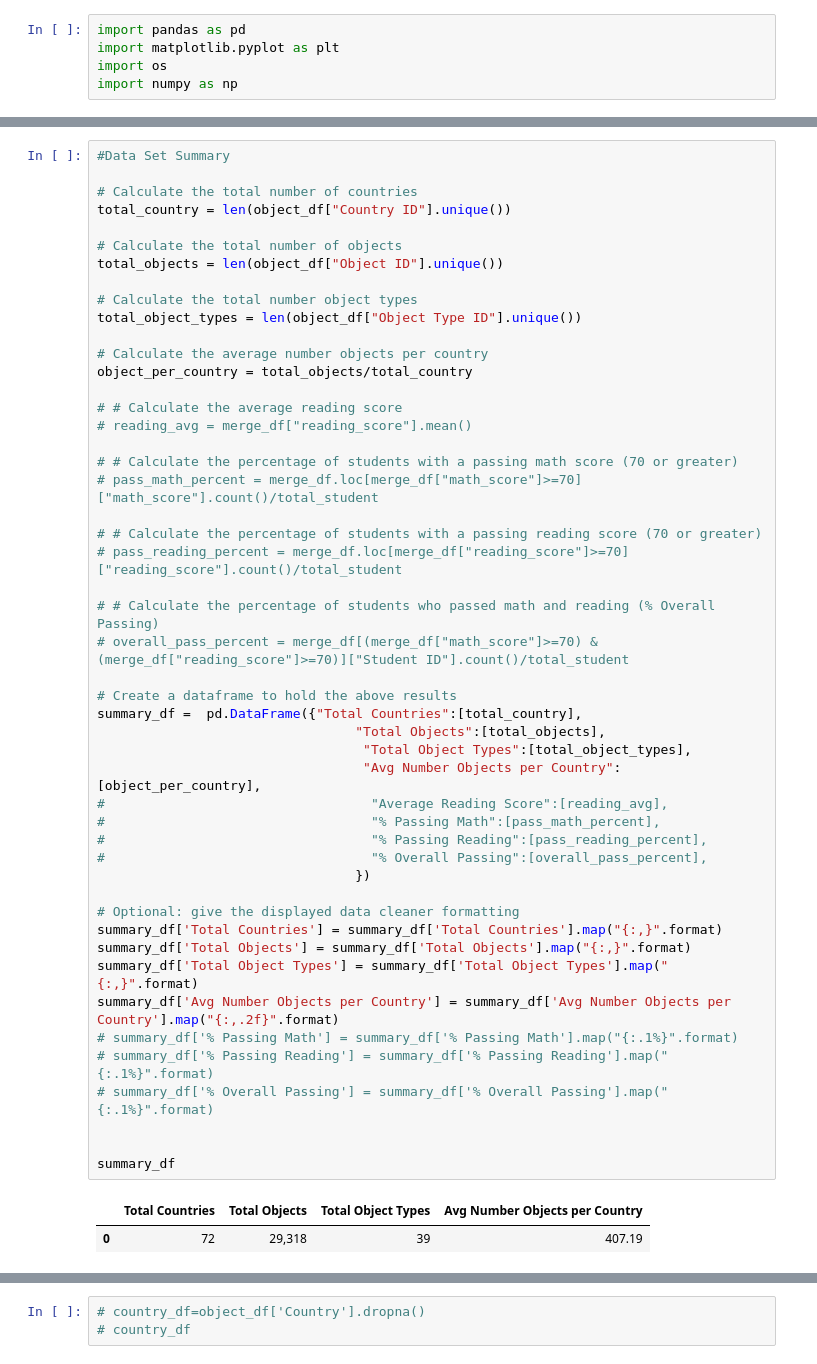
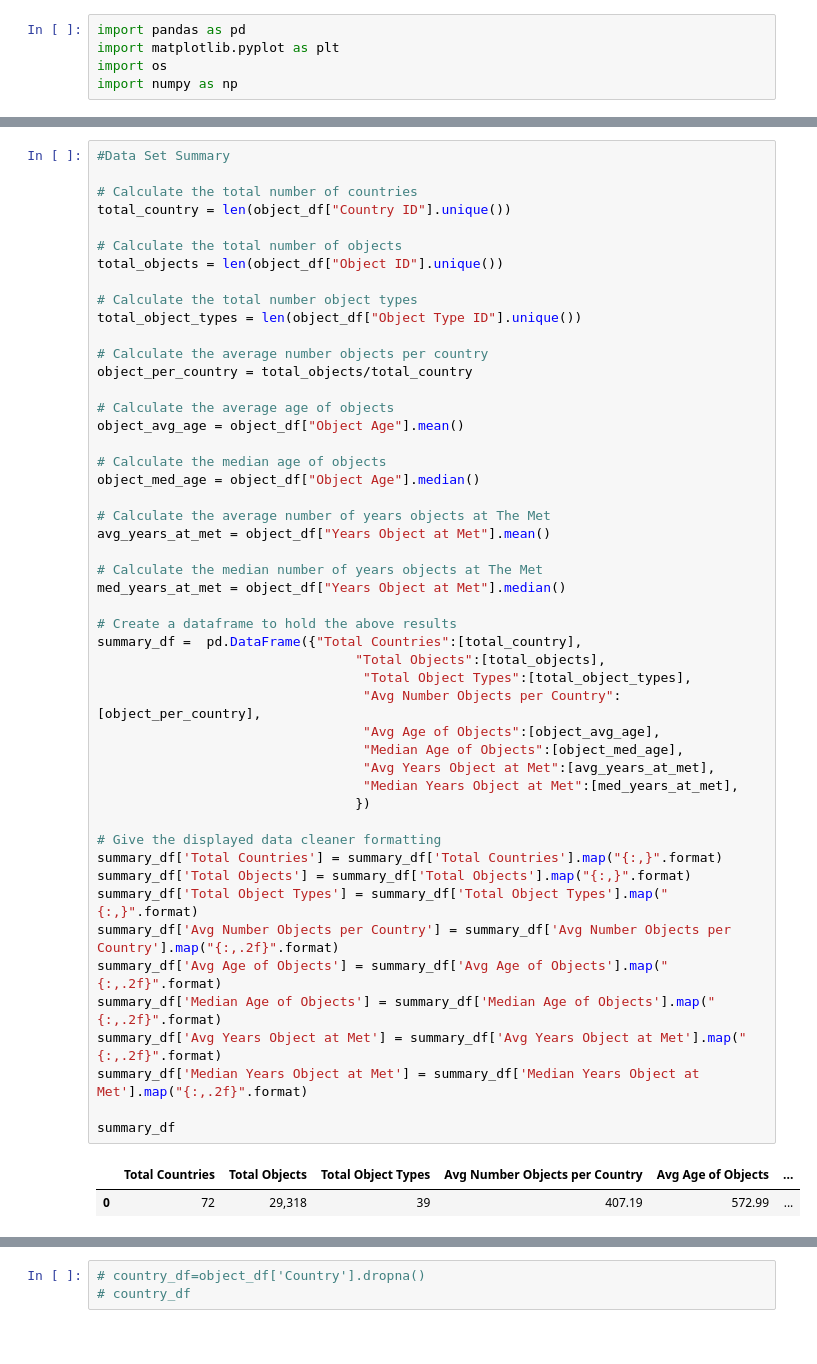
Before and after one commit to bjwlknsn/TheMetTeamProject, a Jupyter notebook: csv_review_data3.ipynb, the cells around one changed output, grey strips where cells are left out. Cells and saved outputs as stored; diff of their text form.

```diff
--- a/csv_review_data3.ipynb
+++ b/csv_review_data3.ipynb
@@ -83,50 +120,50 @@ plt.show()
 # Calculate the total number of countries
 total_country = len(object_df["Country ID"].unique())
 
 # Calculate the total number of objects
 total_objects = len(object_df["Object ID"].unique())
 
 # Calculate the total number object types
 total_object_types = len(object_df["Object Type ID"].unique())
 
 # Calculate the average number objects per country
 object_per_country = total_objects/total_country
 
-# # Calculate the average reading score
-# reading_avg = merge_df["reading_score"].mean()
+# Calculate the average age of objects
+object_avg_age = object_df["Object Age"].mean()
 
-# # Calculate the percentage of students with a passing math score (70 or greater)
-# pass_math_percent = merge_df.loc[merge_df["math_score"]>=70]["math_score"].count()/total_student
+# Calculate the median age of objects
+object_med_age = object_df["Object Age"].median()
 
-# # Calculate the percentage of students with a passing reading score (70 or greater)
-# pass_reading_percent = merge_df.loc[merge_df["reading_score"]>=70]["reading_score"].count()/total_student
+# Calculate the average number of years objects at The Met
+avg_years_at_met = object_df["Years Object at Met"].mean()
 
-# # Calculate the percentage of students who passed math and reading (% Overall Passing)
-# overall_pass_percent = merge_df[(merge_df["math_score"]>=70) & (merge_df["reading_score"]>=70)]["Student ID"].count()/total_student
+# Calculate the median number of years objects at The Met
+med_years_at_met = object_df["Years Object at Met"].median()
 
 # Create a dataframe to hold the above results
 summary_df =  pd.DataFrame({"Total Countries":[total_country],
                                  "Total Objects":[total_objects],
                                   "Total Object Types":[total_object_types],
                                   "Avg Number Objects per Country":[object_per_country],
-#                                  "Average Reading Score":[reading_avg],
-#                                  "% Passing Math":[pass_math_percent],
-#                                  "% Passing Reading":[pass_reading_percent],
-#                                  "% Overall Passing":[overall_pass_percent],
+                                  "Avg Age of Objects":[object_avg_age],
+                                  "Median Age of Objects":[object_med_age],
+                                  "Avg Years Object at Met":[avg_years_at_met],
+                                  "Median Years Object at Met":[med_years_at_met],
                                  })
 
-# Optional: give the displayed data cleaner formatting
+# Give the displayed data cleaner formatting
 summary_df['Total Countries'] = summary_df['Total Countries'].map("{:,}".format)
 summary_df['Total Objects'] = summary_df['Total Objects'].map("{:,}".format)
 summary_df['Total Object Types'] = summary_df['Total Object Types'].map("{:,}".format)
 summary_df['Avg Number Objects per Country'] = summary_df['Avg Number Objects per Country'].map("{:,.2f}".format)
-# summary_df['% Passing Math'] = summary_df['% Passing Math'].map("{:.1%}".format)
-# summary_df['% Passing Reading'] = summary_df['% Passing Reading'].map("{:.1%}".format)
-# summary_df['% Overall Passing'] = summary_df['% Overall Passing'].map("{:.1%}".format)
-
+summary_df['Avg Age of Objects'] = summary_df['Avg Age of Objects'].map("{:,.2f}".format)
+summary_df['Median Age of Objects'] = summary_df['Median Age of Objects'].map("{:,.2f}".format)
+summary_df['Avg Years Object at Met'] = summary_df['Avg Years Object at Met'].map("{:,.2f}".format)
+summary_df['Median Years Object at Met'] = summary_df['Median Years Object at Met'].map("{:,.2f}".format)
 
 summary_df
 # %% [output]
-|  | Total Countries | Total Objects | Total Object Types | Avg Number Objects per Country |
-| 0 | 72 | 29,318 | 39 | 407.19 |
+|  | Total Countries | Total Objects | Total Object Types | Avg Number Objects per Country | Avg Age of Objects | ... |
+| 0 | 72 | 29,318 | 39 | 407.19 | 572.99 | ... |
 # %%
```
Also changed, not shown: parts of 12 cells of this notebook.
